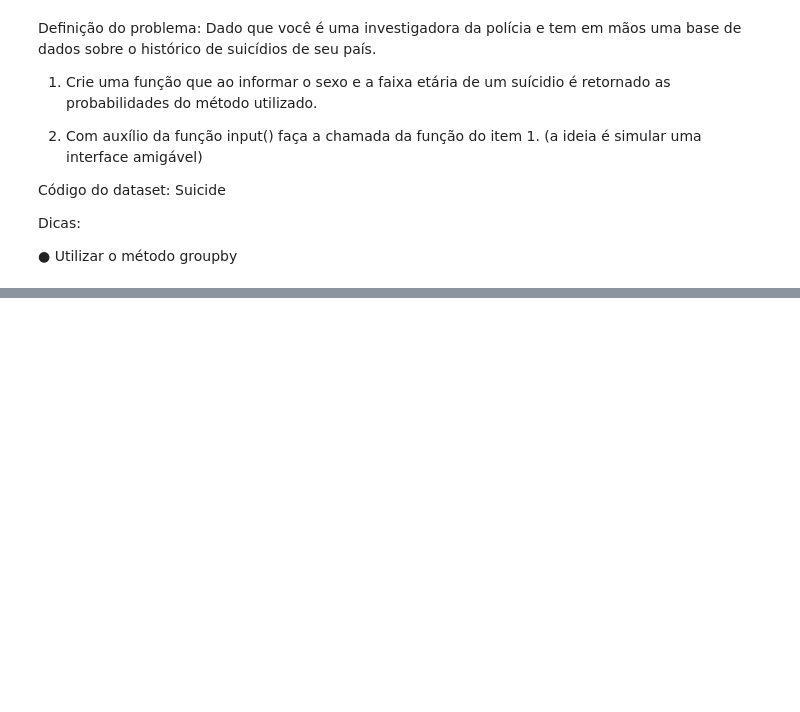
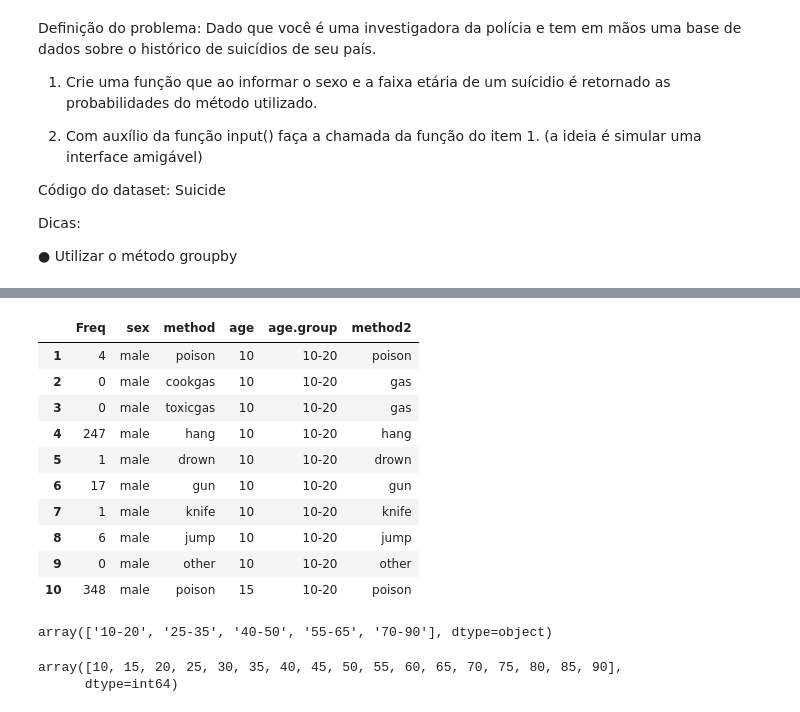
Before and after one commit to luanans/Bootcamp-WoMakersCode, a Jupyter notebook: Desafio_Python_Pandas/Desafio_Python_Pandas.ipynb, the cells around one changed output, grey strips where cells are left out. Saved outputs shown, nothing was run; the diff lists cells and outputs as text; code cells hidden in the pictures; blank space fills up the shorter version.

Commit message:
Desafios 5 e 8 finalizados. Novo arquivo com exercicios de groupby.

```diff
--- a/Desafio_Python_Pandas/Desafio_Python_Pandas.ipynb
+++ b/Desafio_Python_Pandas/Desafio_Python_Pandas.ipynb
@@ -469,0 +499,24 @@ Dicas:
+# %%
+df =  data('Suicide')
+df.head(10)
+# %% [output]
+|  | Freq | sex | method | age | age.group | method2 |
+| 1 | 4 | male | poison | 10 | 10-20 | poison |
+| 2 | 0 | male | cookgas | 10 | 10-20 | gas |
+| 3 | 0 | male | toxicgas | 10 | 10-20 | gas |
+| 4 | 247 | male | hang | 10 | 10-20 | hang |
+| 5 | 1 | male | drown | 10 | 10-20 | drown |
+| 6 | 17 | male | gun | 10 | 10-20 | gun |
+| 7 | 1 | male | knife | 10 | 10-20 | knife |
+| 8 | 6 | male | jump | 10 | 10-20 | jump |
+| 9 | 0 | male | other | 10 | 10-20 | other |
+| 10 | 348 | male | poison | 15 | 10-20 | poison |
+# %%
+df['age.group'].unique()
+# %% [output]
+array(['10-20', '25-35', '40-50', '55-65', '70-90'], dtype=object)
+# %%
+df['age'].unique()
+# %% [output]
+array([10, 15, 20, 25, 30, 35, 40, 45, 50, 55, 60, 65, 70, 75, 80, 85, 90],
+      dtype=int64)
```
Also changed, not shown: parts of 9 cells of this notebook, 1 other file.
